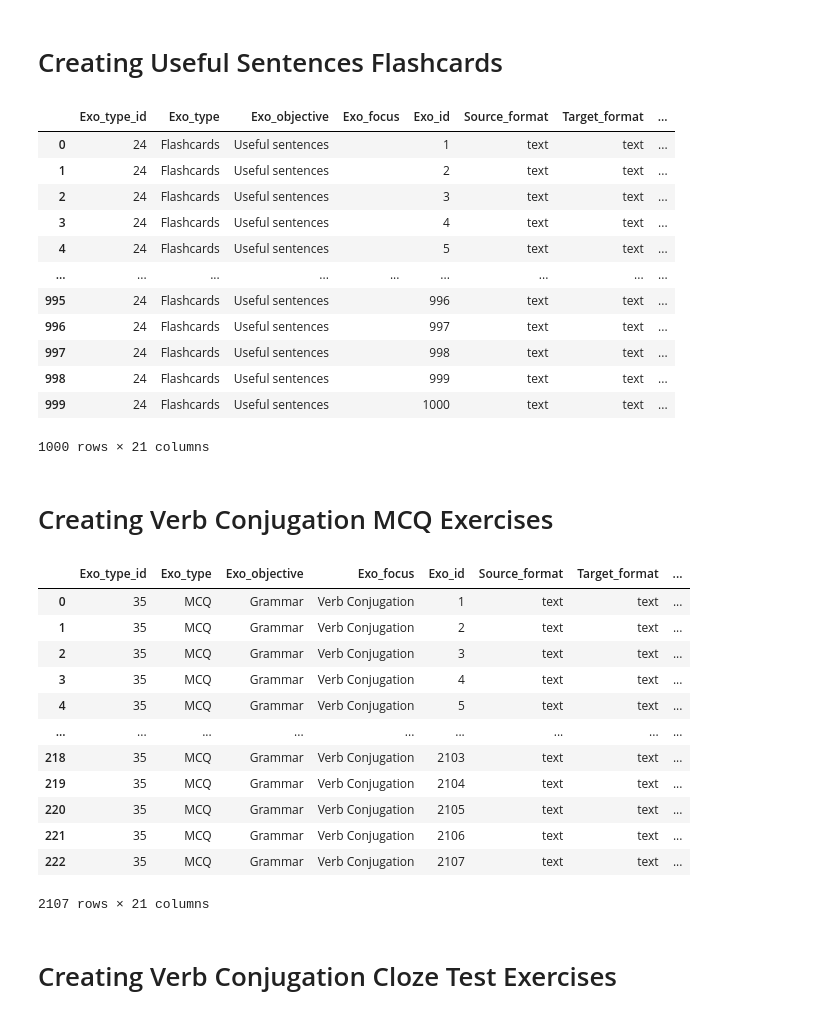
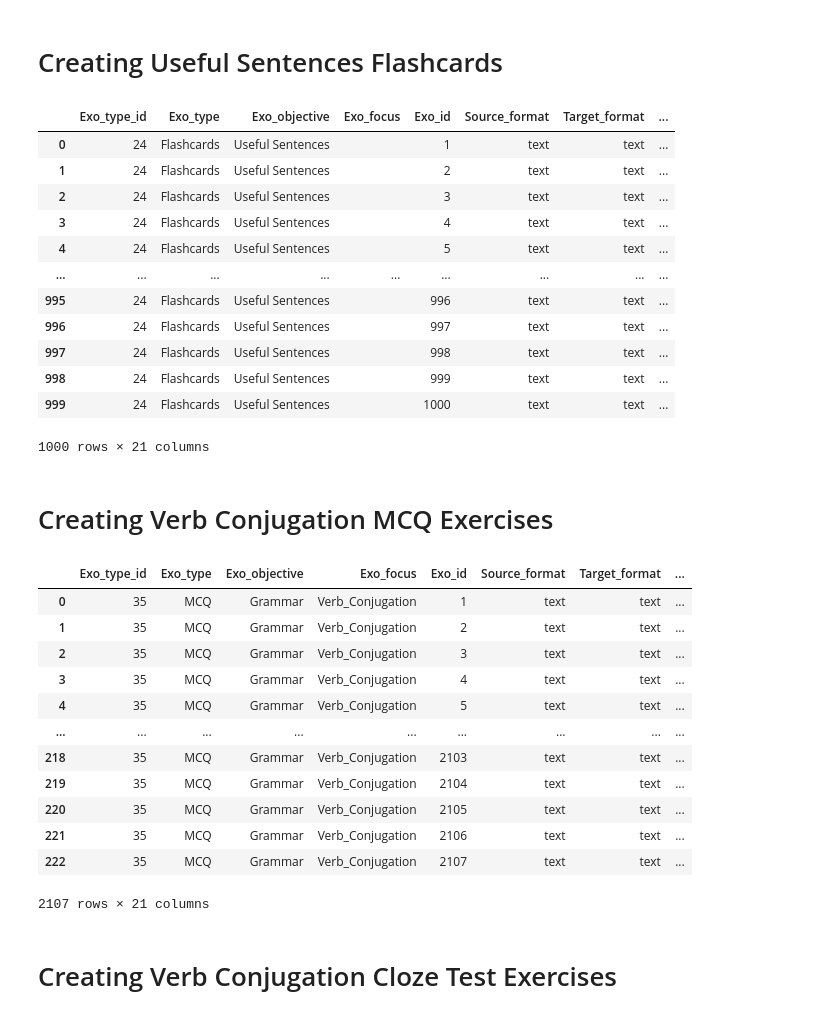
Before and after one commit to hugolpz/WeSpeaxExos, a Jupyter notebook: hi/Hindi_Exercises.ipynb, the cells around one changed output. Saved outputs shown, nothing was run; the diff lists cells and outputs as text; code cells hidden in the pictures.

```diff
--- a/hi/Hindi_Exercises.ipynb
+++ b/hi/Hindi_Exercises.ipynb
@@ -31,6 +31,10 @@ df_7000_sents_3 = pd.read_excel(
     usecols=["ID", "French", "Hindi"],
     na_values=['NA'],
 )
+# %%
+df_7000_sents_1 = df_7000_sents_1.dropna().reset_index(drop = True)
+df_7000_sents_2 = df_7000_sents_2.dropna().reset_index(drop = True)
+df_7000_sents_3 = df_7000_sents_3.dropna().reset_index(drop = True)
 # %% [markdown]
 # Import the 3000 Words dataset
 # %%
@@ -40,6 +44,8 @@ df_3000_words = pd.read_excel(
     usecols=["ID", "French Word", "Hindi Word"],
     na_values=["NA"],
 )
+# %%
+df_3000_words = df_3000_words.dropna().reset_index(drop = True)
 # %% [markdown]
 # Download a Stanza Language Model for Hindi and French into the directory "../stanza_models"
 # %%
@@ -328,7 +333,7 @@ def spelling_mcq(df_source, exo_id, cols):
                         spellings["Source_word_id"].append(str(df_source["ID"][i]))
                         spellings["Source_lang"].append("French")
                         spellings["Target_lang"].append("Hindi")
-                        spellings["Full_sentence"].append(str(df_source["French Word"][i]))
+                        spellings["Full_sentence"].append(str(df_source["Hindi Word"][i]))
                         spellings["Instruction"].append("Select the correct spelling:")
                         spellings["Sentence_w_blank"].append("")
                         spellings["Right_answer"].append(str(word.text))
@@ -375,47 +380,47 @@ def sentence_flashcards(df_source):
             data.append([
                 "24",
                 "Flashcards",
-                "Useful sentences",
+                "Useful Sentences",
                 "",
                 str(exo_id),
                 "text",
                 "text",
                 df_source["ID"][i],
                 "",
                 "French",
                 "Hindi",
                 str(df_source["Hindi"][i]),
                 "",
                 "",
                 str(df_source["French"][i]),
                 "",
                 "",
                 "",
                 "",
                 "",
                 "",
             ])
     return data
 
 data_s_fc_3 = sentence_flashcards(df_7000_sents_3)
 df_s_fc_3 = pd.DataFrame(data_s_fc_3, columns=cols)
 
 frames_s_fc = [df_s_fc_3]
 df_s_fc = pd.concat(frames_s_fc)
 df_s_fc
 # %% [output]
 |  | Exo_type_id | Exo_type | Exo_objective | Exo_focus | Exo_id | Source_format | Target_format | ... |
-| 0 | 24 | Flashcards | Useful sentences |  | 1 | text | text | ... |
-| 1 | 24 | Flashcards | Useful sentences |  | 2 | text | text | ... |
-| 2 | 24 | Flashcards | Useful sentences |  | 3 | text | text | ... |
-| 3 | 24 | Flashcards | Useful sentences |  | 4 | text | text | ... |
-| 4 | 24 | Flashcards | Useful sentences |  | 5 | text | text | ... |
+| 0 | 24 | Flashcards | Useful Sentences |  | 1 | text | text | ... |
+| 1 | 24 | Flashcards | Useful Sentences |  | 2 | text | text | ... |
+| 2 | 24 | Flashcards | Useful Sentences |  | 3 | text | text | ... |
+| 3 | 24 | Flashcards | Useful Sentences |  | 4 | text | text | ... |
+| 4 | 24 | Flashcards | Useful Sentences |  | 5 | text | text | ... |
 | ... | ... | ... | ... | ... | ... | ... | ... | ... |
-| 995 | 24 | Flashcards | Useful sentences |  | 996 | text | text | ... |
-| 996 | 24 | Flashcards | Useful sentences |  | 997 | text | text | ... |
-| 997 | 24 | Flashcards | Useful sentences |  | 998 | text | text | ... |
-| 998 | 24 | Flashcards | Useful sentences |  | 999 | text | text | ... |
-| 999 | 24 | Flashcards | Useful sentences |  | 1000 | text | text | ... |
+| 995 | 24 | Flashcards | Useful Sentences |  | 996 | text | text | ... |
+| 996 | 24 | Flashcards | Useful Sentences |  | 997 | text | text | ... |
+| 997 | 24 | Flashcards | Useful Sentences |  | 998 | text | text | ... |
+| 998 | 24 | Flashcards | Useful Sentences |  | 999 | text | text | ... |
+| 999 | 24 | Flashcards | Useful Sentences |  | 1000 | text | text | ... |
 1000 rows × 21 columns
 # %% [markdown]
 # Creating Verb Conjugation MCQ Exercises
@@ -467,7 +472,7 @@ def verb_conjug_mcq(df_source, exo_id, cols):
                     verb_conjug["Exo_type"].append("MCQ")
                     verb_conjug["Exo_objective"].append("Grammar")
                     verb_conjug["Exo_focus"].append(
-                        "Verb Conjugation")
+                        "Verb_Conjugation")
                     verb_conjug["Exo_id"].append(str(exo_id))
                     verb_conjug["Source_format"].append("text")
                     verb_conjug["Target_format"].append("text")
@@ -507,17 +512,17 @@ df_v_conjug_mcq = pd.concat(frames_v_conjug_mcq)
 df_v_conjug_mcq
 # %% [output]
 |  | Exo_type_id | Exo_type | Exo_objective | Exo_focus | Exo_id | Source_format | Target_format | ... |
-| 0 | 35 | MCQ | Grammar | Verb Conjugation | 1 | text | text | ... |
-| 1 | 35 | MCQ | Grammar | Verb Conjugation | 2 | text | text | ... |
-| 2 | 35 | MCQ | Grammar | Verb Conjugation | 3 | text | text | ... |
-| 3 | 35 | MCQ | Grammar | Verb Conjugation | 4 | text | text | ... |
-| 4 | 35 | MCQ | Grammar | Verb Conjugation | 5 | text | text | ... |
+| 0 | 35 | MCQ | Grammar | Verb_Conjugation | 1 | text | text | ... |
+| 1 | 35 | MCQ | Grammar | Verb_Conjugation | 2 | text | text | ... |
+| 2 | 35 | MCQ | Grammar | Verb_Conjugation | 3 | text | text | ... |
+| 3 | 35 | MCQ | Grammar | Verb_Conjugation | 4 | text | text | ... |
+| 4 | 35 | MCQ | Grammar | Verb_Conjugation | 5 | text | text | ... |
 | ... | ... | ... | ... | ... | ... | ... | ... | ... |
-| 218 | 35 | MCQ | Grammar | Verb Conjugation | 2103 | text | text | ... |
-| 219 | 35 | MCQ | Grammar | Verb Conjugation | 2104 | text | text | ... |
-| 220 | 35 | MCQ | Grammar | Verb Conjugation | 2105 | text | text | ... |
-| 221 | 35 | MCQ | Grammar | Verb Conjugation | 2106 | text | text | ... |
-| 222 | 35 | MCQ | Grammar | Verb Conjugation | 2107 | text | text | ... |
+| 218 | 35 | MCQ | Grammar | Verb_Conjugation | 2103 | text | text | ... |
+| 219 | 35 | MCQ | Grammar | Verb_Conjugation | 2104 | text | text | ... |
+| 220 | 35 | MCQ | Grammar | Verb_Conjugation | 2105 | text | text | ... |
+| 221 | 35 | MCQ | Grammar | Verb_Conjugation | 2106 | text | text | ... |
+| 222 | 35 | MCQ | Grammar | Verb_Conjugation | 2107 | text | text | ... |
 2107 rows × 21 columns
 # %% [markdown]
 # Creating Verb Conjugation Cloze Test Exercises
```
Also changed, not shown: parts of 5 cells of this notebook, 8 other files.
